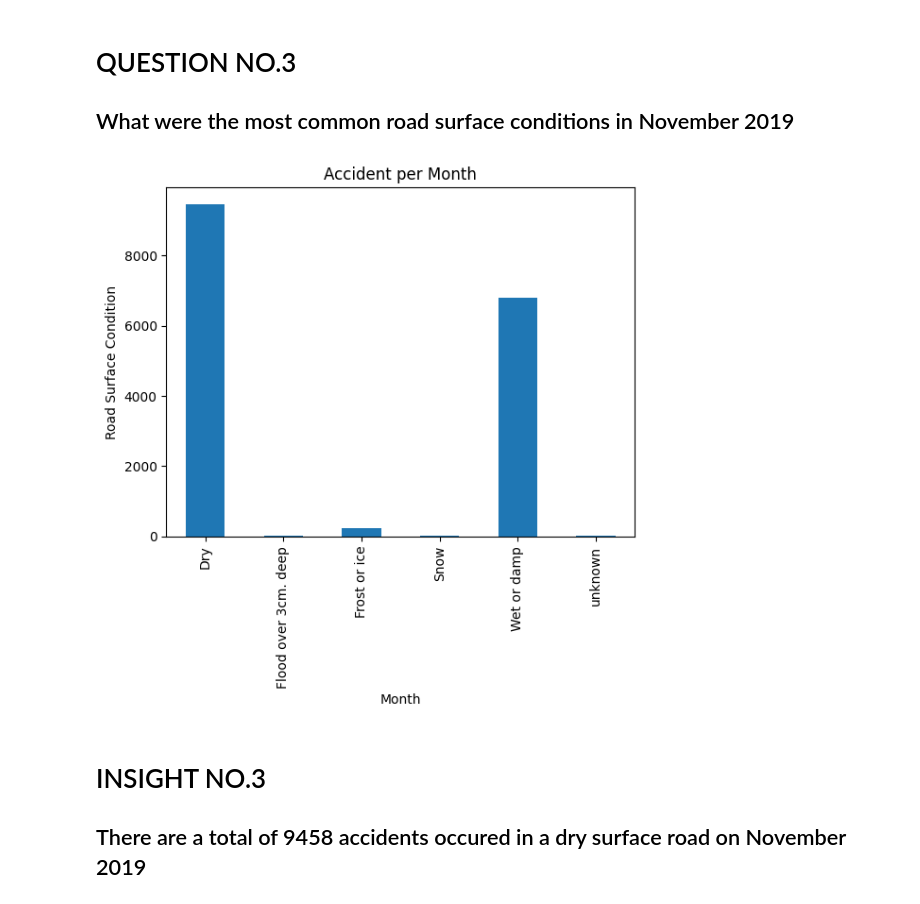
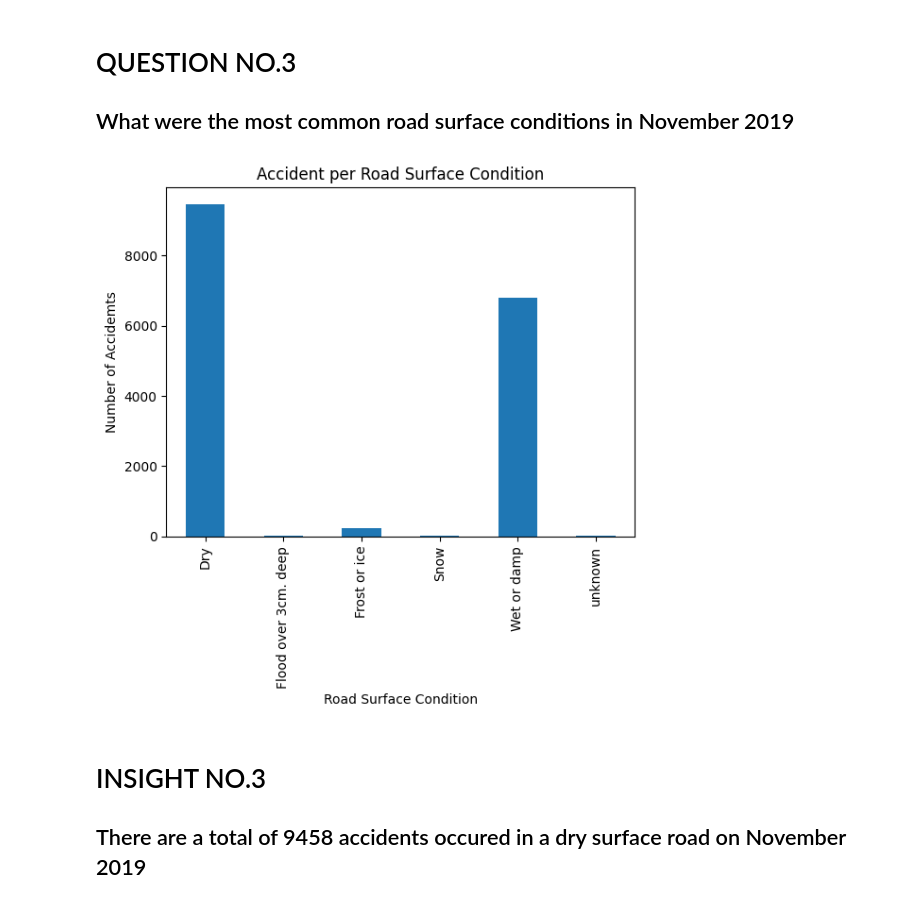
Before and after one commit to lpeter29/DATA_MINING, a Jupyter notebook: Activity4.ipynb, the cells around one changed output. Drawn from its saved outputs; the diff is of its cells as text; code cells hidden in the pictures.

```diff
--- a/Activity4.ipynb
+++ b/Activity4.ipynb
@@ -256,15 +256,15 @@ plt.show()
 # %%
 df_Nov2019 = df_2019[df_2019['Month'] == 11]
 Road_Nov_2019 = df_Nov2019['Road_Surface_Conditions'].value_counts().sort_index()
 
 
 Road_Nov_2019.plot(kind='bar')
-plt.title('Accident per Month')
-plt.xlabel('Month')
-plt.ylabel('Road Surface Condition')
+plt.title('Accident per Road Surface Condition')
+plt.xlabel('Road Surface Condition')
+plt.ylabel('Number of Accidemts')
 plt.show()
 # %% [output]
-[figure, old version]
+[figure, new version]
 # %% [markdown]
 <h1>INSIGHT NO.3</h1>
 
```
Also changed, not shown: parts of 19 cells of this notebook.
